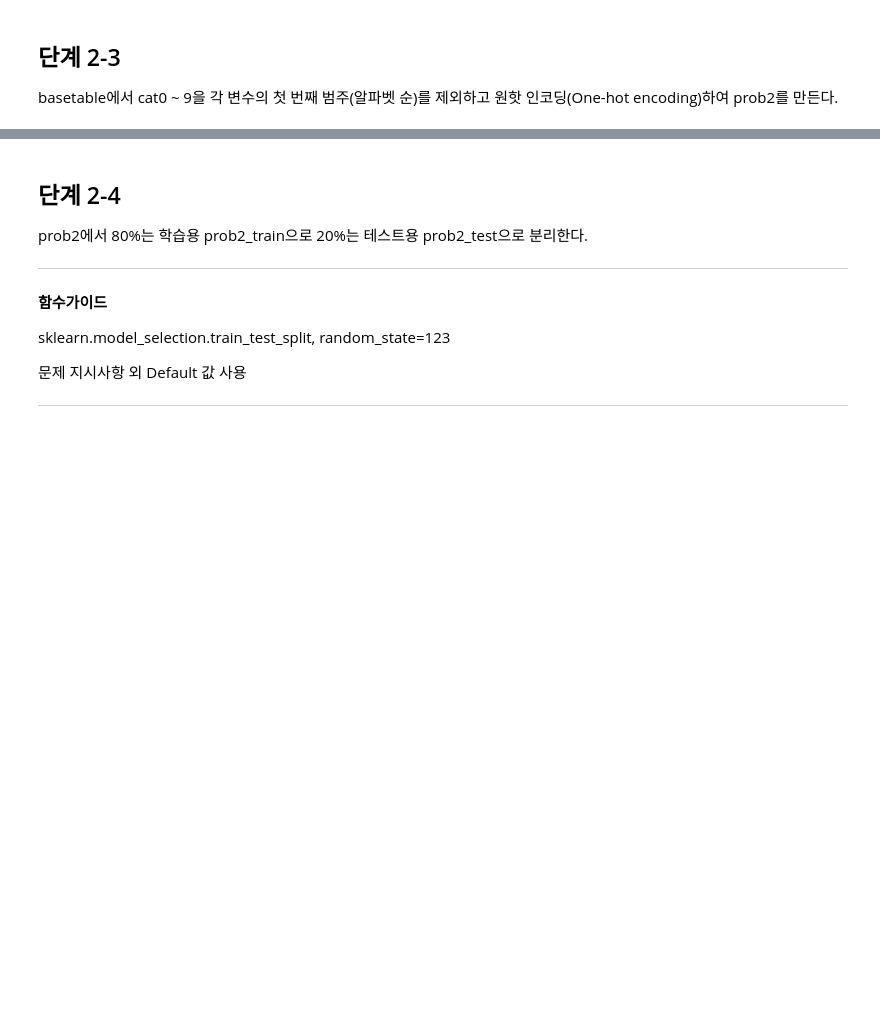
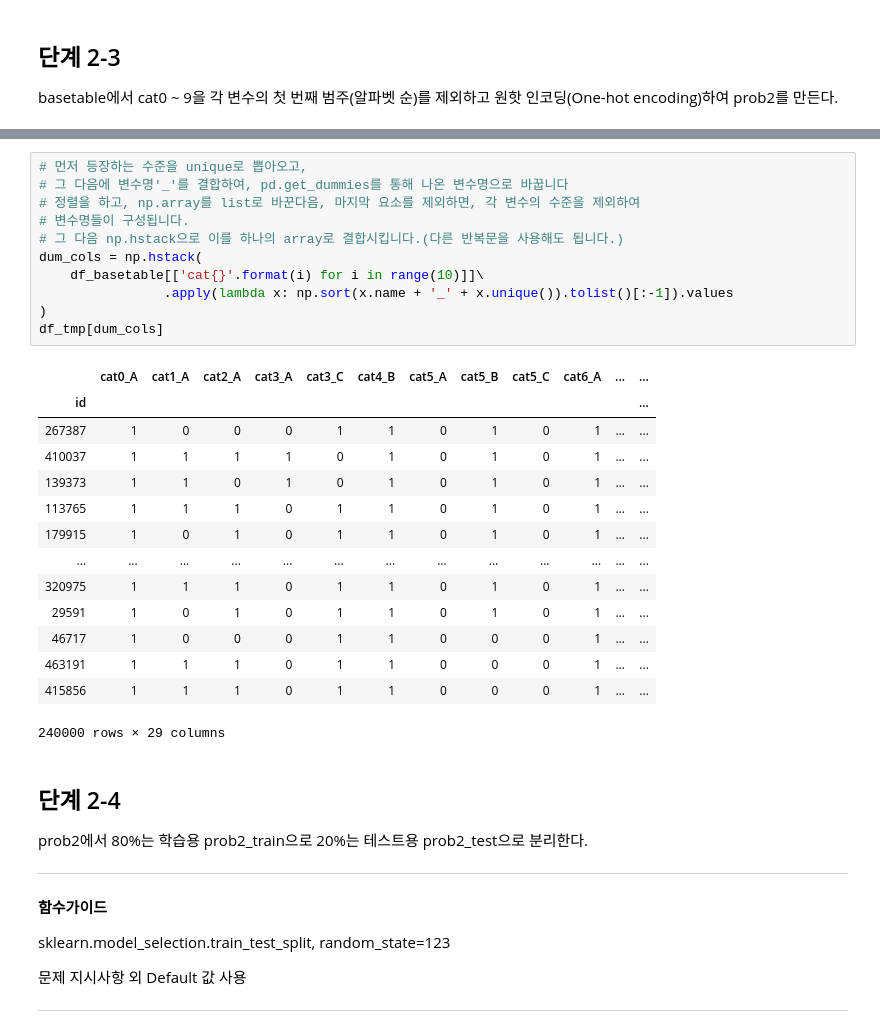
Before and after one commit to sunkusun9/DS_lv3_2308_2, a Jupyter notebook: sec_ds_lv3_prob2_prob.ipynb, the cells around one changed output, grey strips where cells are left out. Cells and saved outputs as stored; diff of their text form; blank space fills up the shorter version.

```diff
--- a/sec_ds_lv3_prob2_prob.ipynb
+++ b/sec_ds_lv3_prob2_prob.ipynb
@@ -733,3 +732,29 @@ dtype: object
+# %%
+# 먼저 등장하는 수준을 unique로 뽑아오고,
+# 그 다음에 변수명'_'를 결합하여, pd.get_dummies를 통해 나온 변수명으로 바꿉니다
+# 정렬을 하고, np.array를 list로 바꾼다음, 마지막 요소를 제외하면, 각 변수의 수준을 제외하여
+# 변수명들이 구성됩니다.
+# 그 다음 np.hstack으로 이를 하나의 array로 결합시킵니다.(다른 반복문을 사용해도 됩니다.)
+dum_cols = np.hstack(
+    df_basetable[['cat{}'.format(i) for i in range(10)]]\
+                .apply(lambda x: np.sort(x.name + '_' + x.unique()).tolist()[:-1]).values
+)
+df_tmp[dum_cols]
+# %% [output]
+|  | cat0_A | cat1_A | cat2_A | cat3_A | cat3_C | cat4_B | cat5_A | cat5_B | cat5_C | cat6_A | ... | ... |
+| id |  |  |  |  |  |  |  |  |  |  |  | ... |
+| 267387 | 1 | 0 | 0 | 0 | 1 | 1 | 0 | 1 | 0 | 1 | ... | ... |
+| 410037 | 1 | 1 | 1 | 1 | 0 | 1 | 0 | 1 | 0 | 1 | ... | ... |
+| 139373 | 1 | 1 | 0 | 1 | 0 | 1 | 0 | 1 | 0 | 1 | ... | ... |
+| 113765 | 1 | 1 | 1 | 0 | 1 | 1 | 0 | 1 | 0 | 1 | ... | ... |
+| 179915 | 1 | 0 | 1 | 0 | 1 | 1 | 0 | 1 | 0 | 1 | ... | ... |
+| ... | ... | ... | ... | ... | ... | ... | ... | ... | ... | ... | ... | ... |
+| 320975 | 1 | 1 | 1 | 0 | 1 | 1 | 0 | 1 | 0 | 1 | ... | ... |
+| 29591 | 1 | 0 | 1 | 0 | 1 | 1 | 0 | 1 | 0 | 1 | ... | ... |
+| 46717 | 1 | 0 | 0 | 0 | 1 | 1 | 0 | 0 | 0 | 1 | ... | ... |
+| 463191 | 1 | 1 | 1 | 0 | 1 | 1 | 0 | 0 | 0 | 1 | ... | ... |
+| 415856 | 1 | 1 | 1 | 0 | 1 | 1 | 0 | 0 | 0 | 1 | ... | ... |
+240000 rows × 29 columns
 # %% [markdown]
 ## 단계 2-4
 
```
Also changed, not shown: parts of 62 cells of this notebook.
